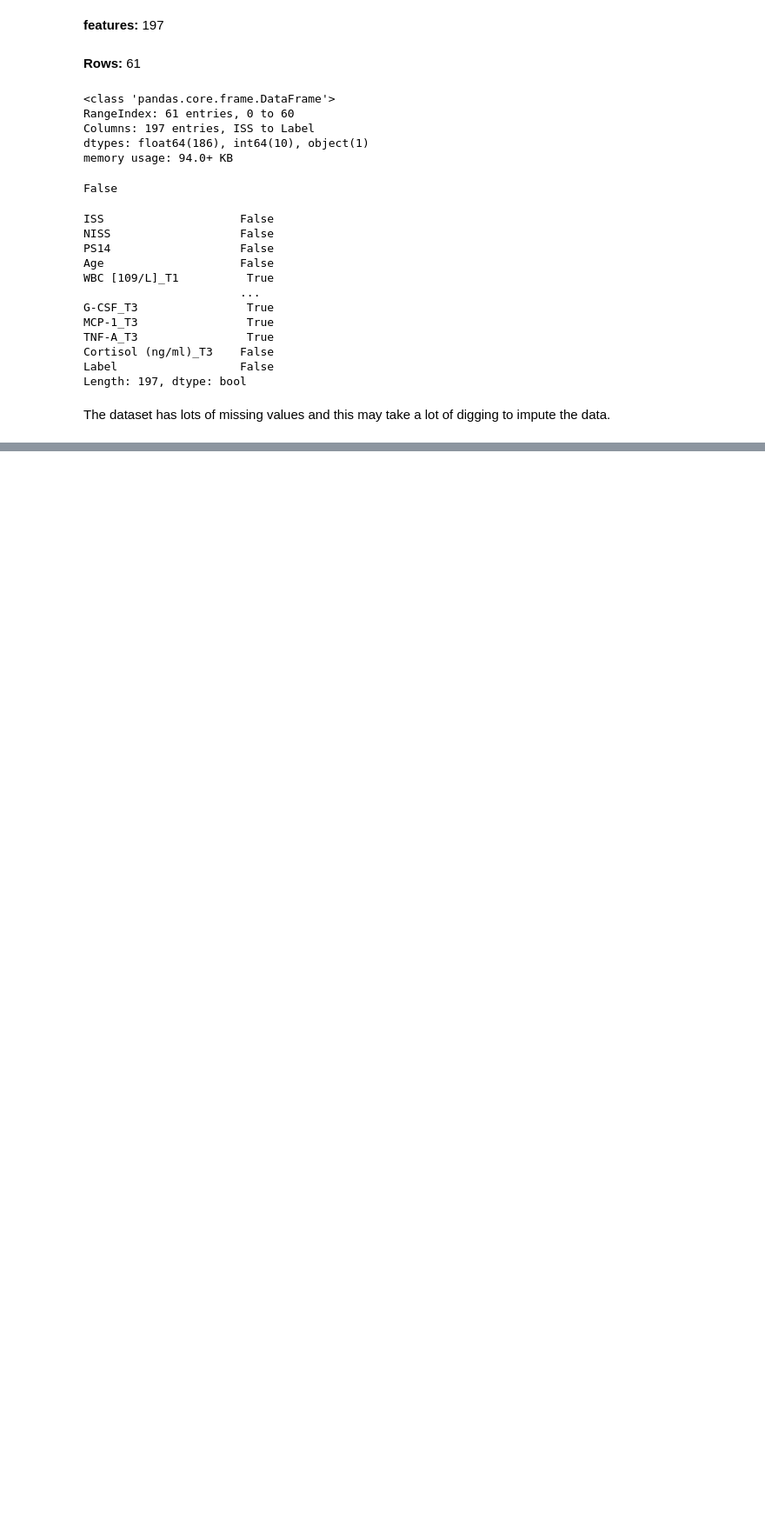
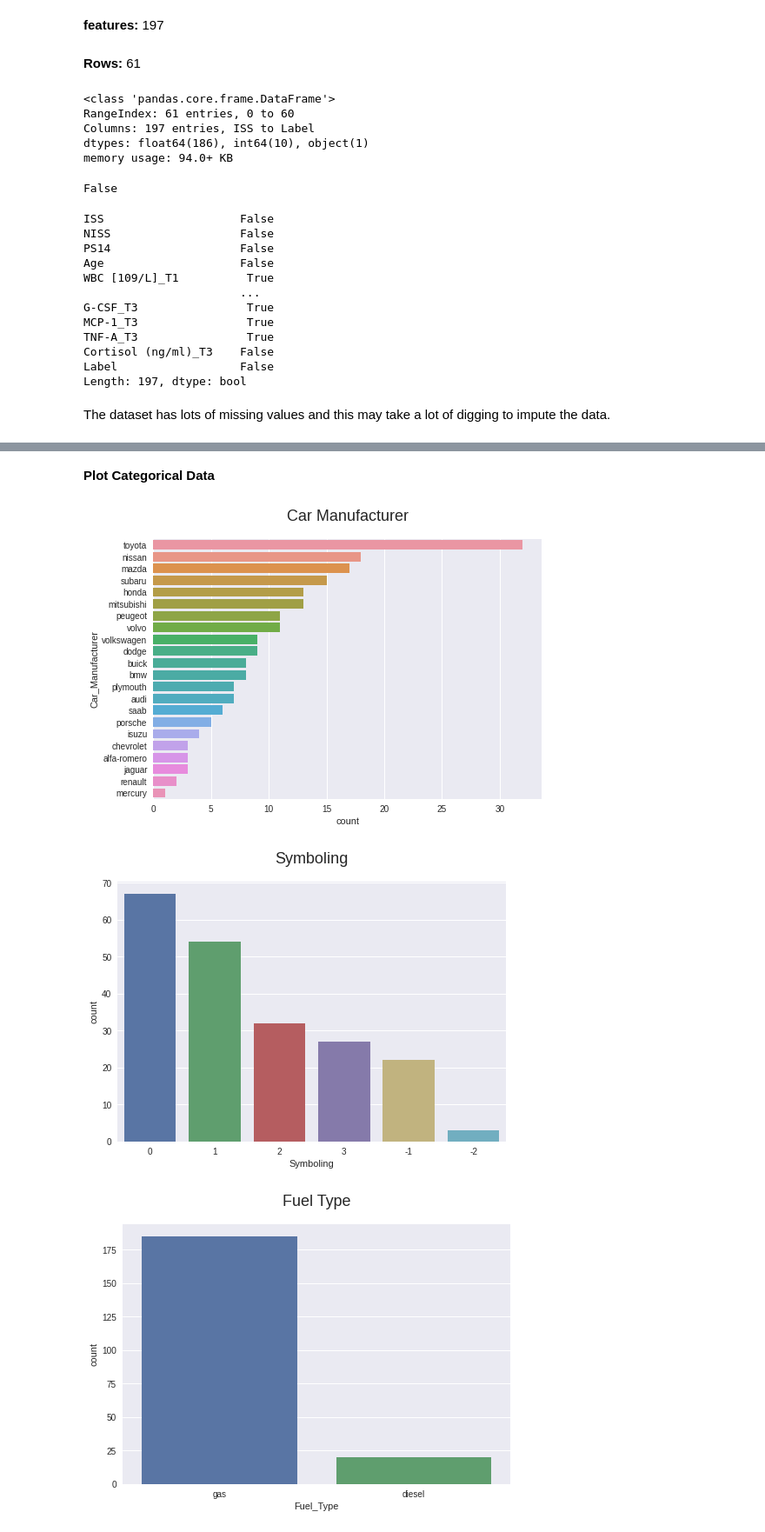
Before and after one commit to ialkamal/project2-machine-learning, a Jupyter notebook: Project2.ipynb, the cells around one changed output, grey strips where cells are left out. Shown at 87% size. Saved outputs shown, nothing was run; the diff lists cells and outputs as text; code cells hidden in the pictures; blank space fills up the shorter version.

```diff
--- a/Project2.ipynb
+++ b/Project2.ipynb
@@ -141,0 +333,12 @@ The dataset has lots of missing values and this may take a lot of digging to imp
+# %%
+f1 = (df["Car_Manufacturer"]=="vw") | (df["Car_Manufacturer"]=="vokswagen")
+f2 = df["Car_Manufacturer"]=="maxda"
+f3 = df["Car_Manufacturer"]=="toyouta"
+f4 = df["Car_Manufacturer"]=="Nissan"
+f5 = df["Car_Manufacturer"]=="porcshce"
+# %%
+df.loc[f1,["Car_Manufacturer"]] = "volkswagen"
+df.loc[f2,["Car_Manufacturer"]] = "mazda"
+df.loc[f3,["Car_Manufacturer"]] = "toyota"
+df.loc[f4,["Car_Manufacturer"]] = "nissan"
+df.loc[f5,["Car_Manufacturer"]] = "porsche"
@@ -141,0 +392,3 @@ The dataset has lots of missing values and this may take a lot of digging to imp
+# %%
+df.loc[df["Car_Model"]=="100 ls",["Car_Model"]] = "100ls"
+df.loc[(df["Car_Manufacturer"]=="subaru") & (df["Car_Model"]==""),["Car_Model"]] = "unknown"
@@ -141,0 +434,17 @@ The dataset has lots of missing values and this may take a lot of digging to imp
+# %%
+plt.style.use("seaborn")
+plt.rcParams.update({'font.size': 14})
+# %% [markdown]
+**Plot Categorical Data**
+# %%
+for c in ["Car_Manufacturer","Symboling","Fuel_Type","Aspiration","Door_Number","Car_Body","Drive_Wheel","Engine_Location","Engine_Type","Cylinder_Type","Fuel_System"]:
+  plt.title(" ".join(c.split("_")),size=18,y=1.05)
+  if c == "Car_Manufacturer":
+    sns.countplot(y=df[c],order=df[c].value_counts().index)
+  else:
+    sns.countplot(df[c],order=df[c].value_counts().index)
+  plt.show()
+# %% [output]
+[figure, added]
+[figure, added]
+[figure, added]
```
Also changed, not shown: parts of 46 cells of this notebook.
